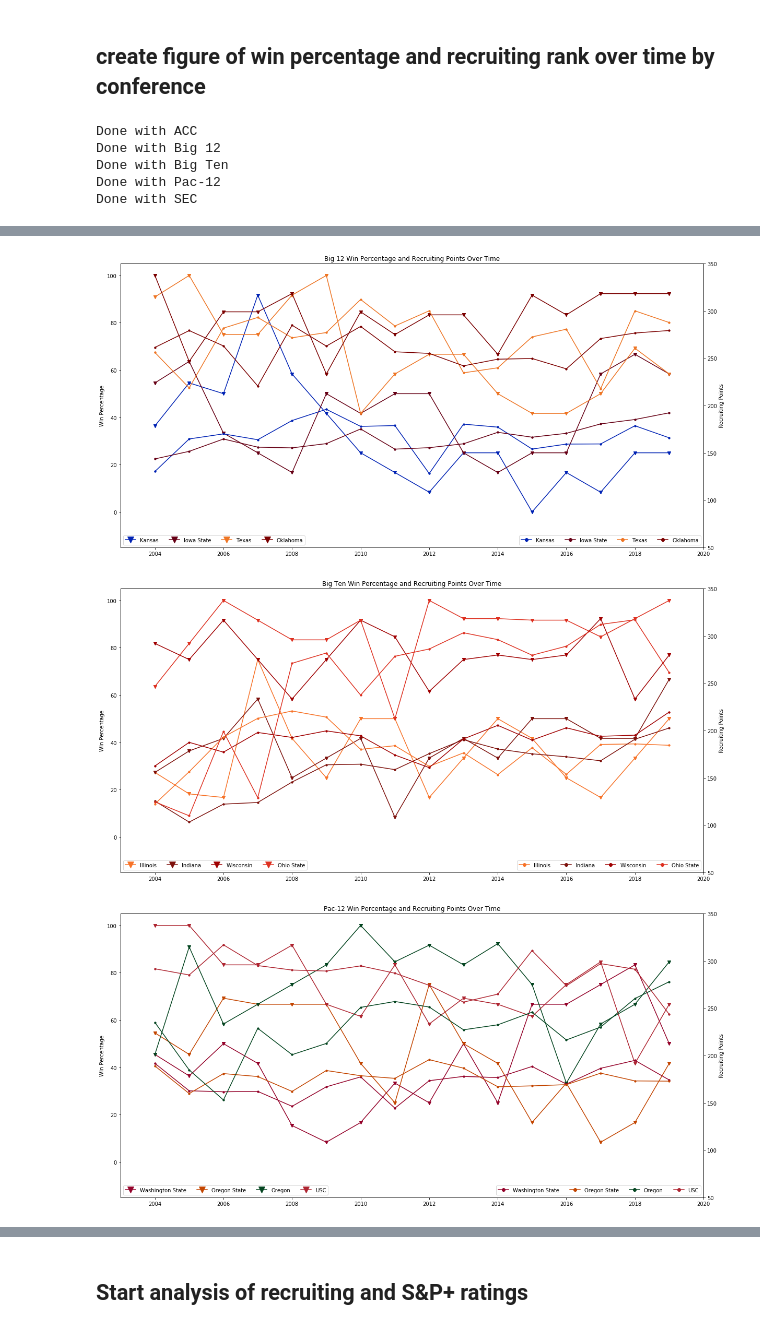
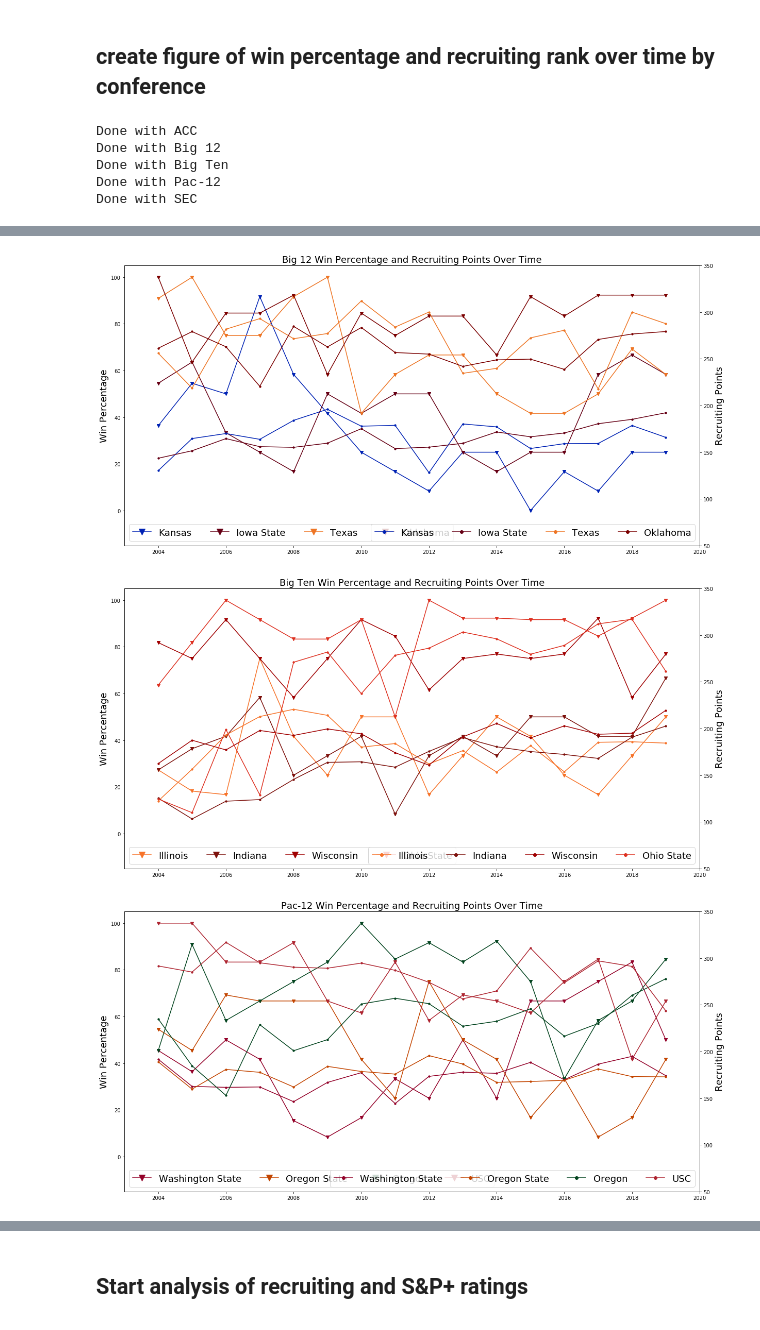
Before and after one commit to bdowd91/Project-1, a Jupyter notebook: recruitingAnalysis.ipynb, the cells around one changed output, grey strips where cells are left out. Saved outputs shown, nothing was run; the diff lists cells and outputs as text; code cells hidden in the pictures.

Commit message:
cleanup figures for display

```diff
--- a/recruitingAnalysis.ipynb
+++ b/recruitingAnalysis.ipynb
@@ -327,12 +327,12 @@ for c in confBestWorst['conference'].unique():
     # set figure parameters and labels
     fig.set_figheight(10)
     fig.set_figwidth(20)
-    plt.title(f"{c} Win Percentage Over Time Sized By Recruiting Points")
-    plt.xlabel("Season")
-    plt.ylabel("Win Percentage")
+    plt.title(f"{c} Win Percentage Over Time Sized By Recruiting Points",fontsize=18)
+    plt.xlabel("Season",fontsize=18)
+    plt.ylabel("Win Percentage",fontsize=18)
     plt.ylim(-15,105)
     plt.xlim(2003,2020)
-    plt.legend(loc='lower center',ncol=4)
+    plt.legend(loc='lower center',ncol=4,fontsize=18)
     # save figure
     plt.savefig(f"Figures/{c}WinPctOverTimeRecruiting")
     # print feedback message
@@ -382,17 +382,17 @@ for c in confBestWorst['conference'].unique():
         ax2.plot(xvalues,yvalues,color=colors, label=team, marker='.')
 
     # set figure parameters and labels
-    ax1.set_ylabel("Win Percentage")
+    ax1.set_ylabel("Win Percentage",fontsize=18)
     ax1.set_ylim(-15,105)
-    ax2.set_ylabel("Recruiting Points")
+    ax2.set_ylabel("Recruiting Points",fontsize=18)
     ax2.set_ylim(50,350)
     fig.set_figheight(10)
     fig.set_figwidth(20)
-    plt.title(f"{c} Win Percentage and Recruiting Points Over Time")
-    plt.xlabel("Season")
+    plt.title(f"{c} Win Percentage and Recruiting Points Over Time",fontsize=18)
+    plt.xlabel("Season",fontsize=18)
     plt.xlim(2003,2020)
-    ax1.legend(loc='lower left',ncol=4, markerscale=2.0)
-    ax2.legend(loc='lower right',ncol=4, markerscale=2.0)
+    ax1.legend(loc='lower left',ncol=4, markerscale=2.0,fontsize=18)
+    ax2.legend(loc='lower right',ncol=4, markerscale=2.0,fontsize=18)
     # save figure
     plt.savefig(f"Figures/{c}WinPctAndRecruitingbOverTime")
     # print feedback message
@@ -407,3 +407,3 @@ Done with SEC
-[figure, old version]
+[figure, new version]
-[figure, old version]
+[figure, new version]
-[figure, old version]
+[figure, new version]
```
Also changed, not shown: parts of 9 cells of this notebook, 17 other files.
